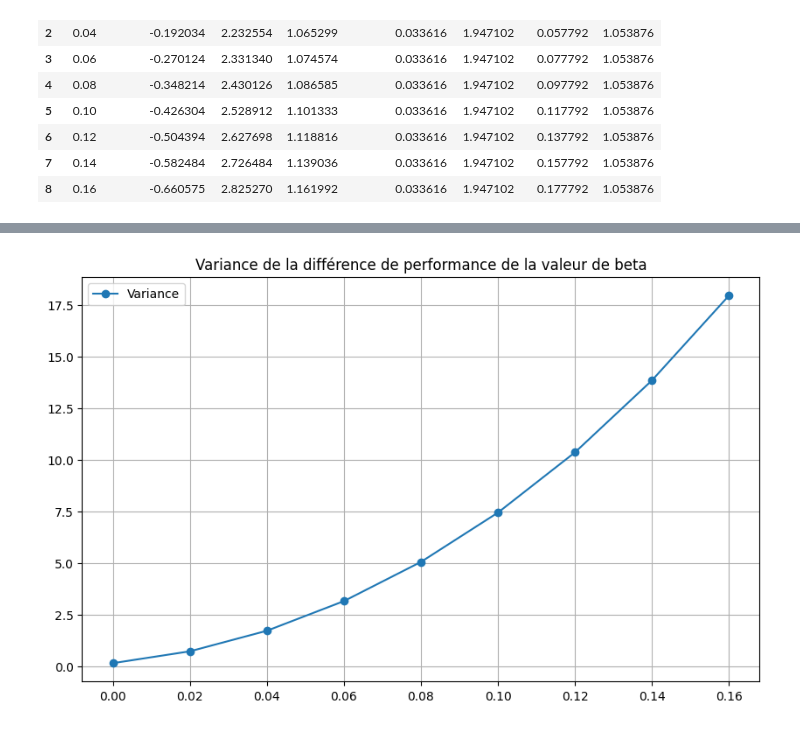
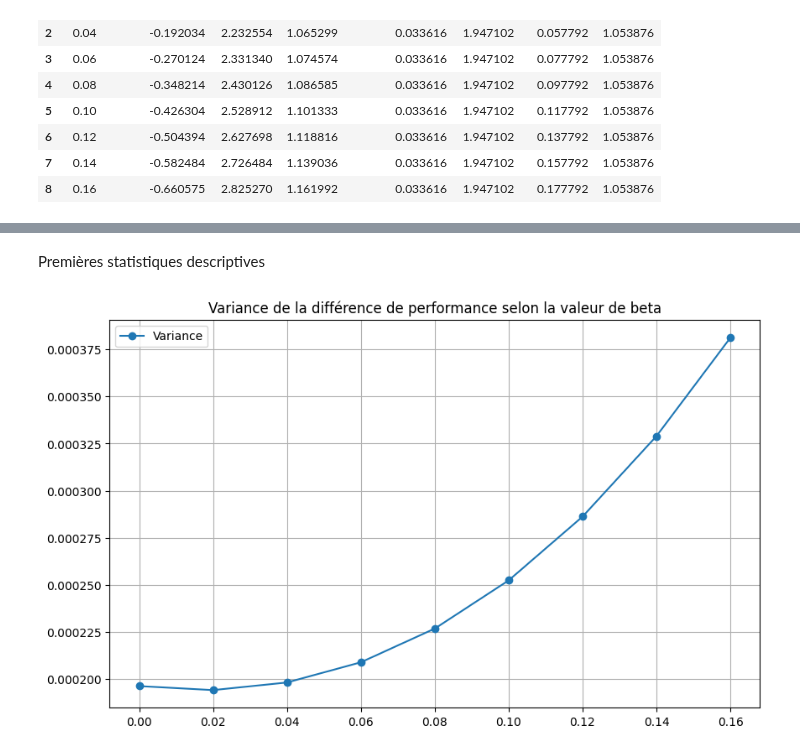
Before and after one commit to AntoineGilsonGH/The-Design-and-Analysis-of-Benchmark-Experiments, a Jupyter notebook: Implementation.ipynb, the cells around one changed output, grey strips where cells are left out. Saved outputs shown, nothing was run; the diff lists cells and outputs as text; code cells hidden in the pictures.

```diff
--- a/Implementation.ipynb
+++ b/Implementation.ipynb
@@ -128,9 +141,13 @@ TypeError: 'numpy.float64' object is not iterable
+# %%
+esperances, variances, test_statistics, test_alternative, power = calcul_t_stat(150,10,150)
+# %% [markdown]
+Premières statistiques descriptives
 # %%
 plt.figure(figsize=(10, 6))
 plt.plot(beta2_values, variances, label='Variance', marker='o')
-plt.title('Variance de la différence de performance de la valeur de beta')
+plt.title('Variance de la différence de performance selon la valeur de beta')
 plt.legend()
 plt.grid(True)
 plt.show()
 # %% [output]
-[figure, old version]
+[figure, new version]
```
Also changed, not shown: parts of 7 cells of this notebook.
